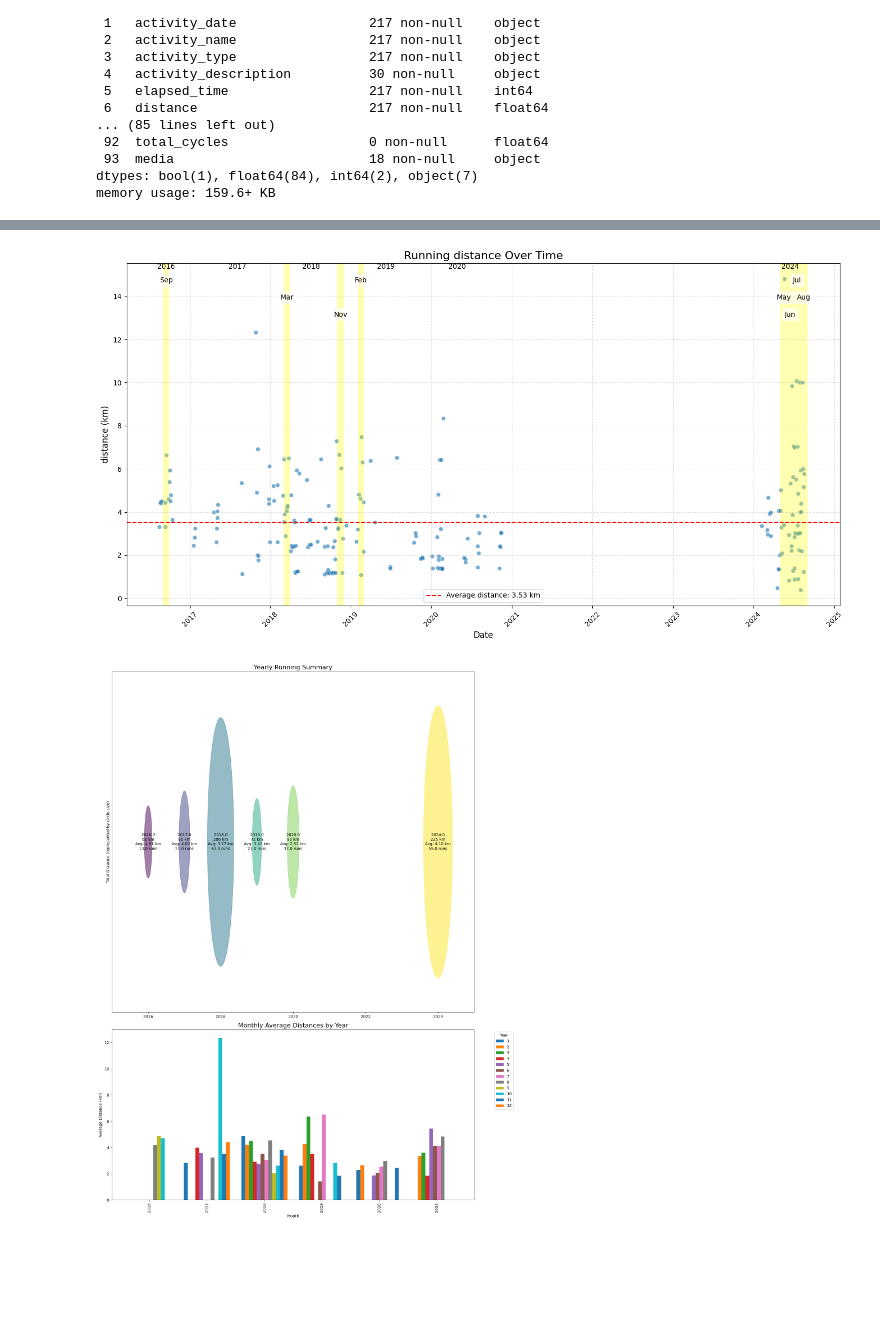
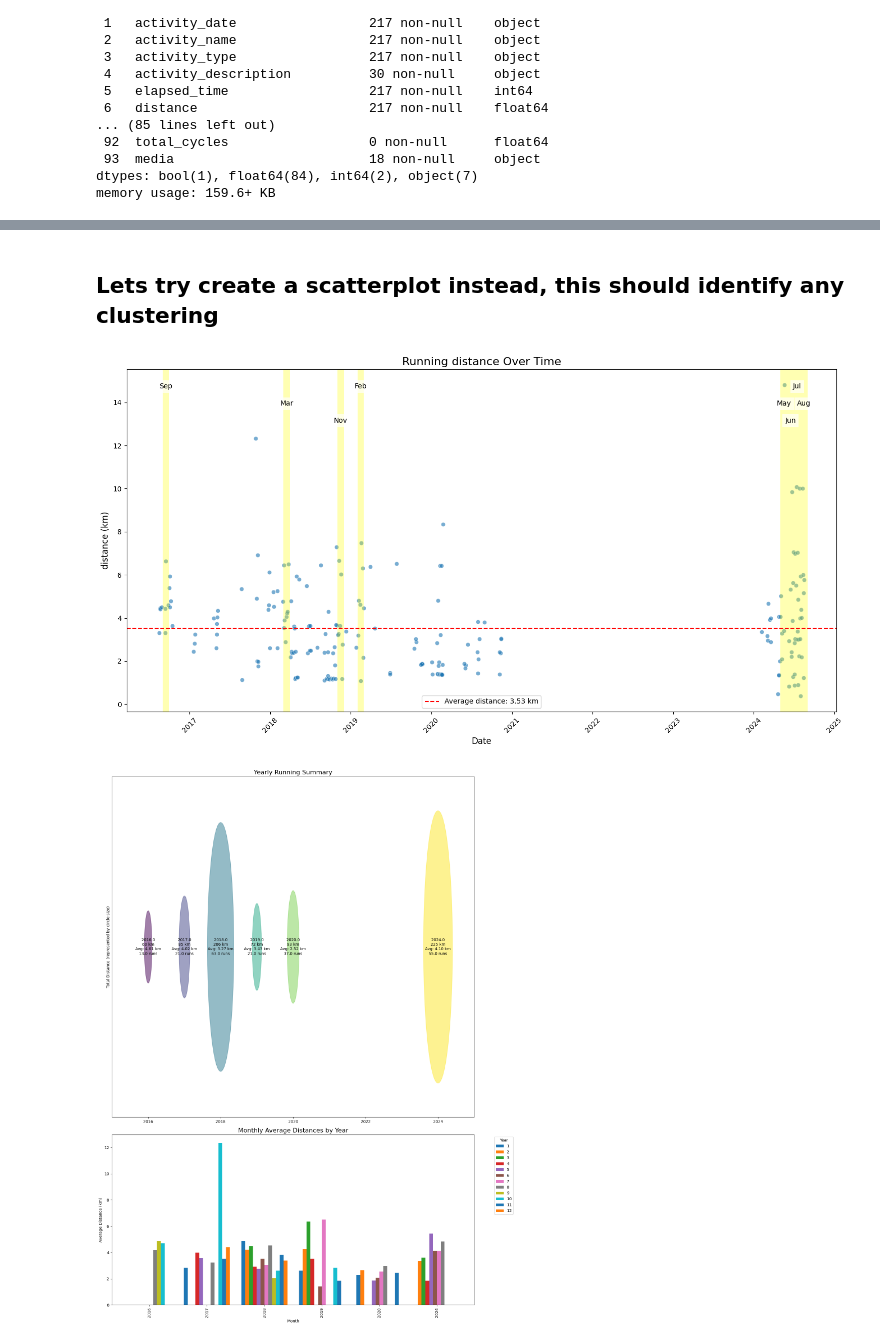
Before and after one commit to azaidrahman/Running-Analysis, a Jupyter notebook: Analysis/activities_analysis.ipynb, the cells around one changed output, grey strips where cells are left out. Drawn from its saved outputs; the diff is of its cells as text; code cells hidden in the pictures; blank space fills up the shorter version.

```diff
--- a/Analysis/activities_analysis.ipynb
+++ b/Analysis/activities_analysis.ipynb
@@ -68,3 +64,0 @@ df = df.dropna(axis=1,how='all')
-# %%
-df = df[df.activity_type == 'Run']
-df.info()
@@ -100,14 +86,6 @@ plt.show()
+# %% [markdown]
+## Lets try create a scatterplot instead, this should identify any clustering
 # %%
-
-# Convert 'activity_date' to datetime
-df['activity_date'] = pd.to_datetime(df['activity_date'])
-
-# Filter out years 2021-2023
-df = df[(df['activity_date'].dt.year < 2021) | (df['activity_date'].dt.year >= 2024)]
-
-# Calculate average running distance
-avg_distance = df['distance'].mean()
-
 # Create the plot
 plt.figure(figsize=(15, 8))
 
@@ -124,39 +102,39 @@ plt.ylabel('distance (km)', fontsize=12)
 plt.legend(fontsize=10)
 
 # Rotate x-axis labels for better readability
 plt.xticks(rotation=45)
 
 # Add text annotations for years
-for year in df['activity_date'].dt.year.unique():
-    plt.text(df[df['activity_date'].dt.year == year]['activity_date'].mean(),
-             plt.ylim()[1], str(year),
-             horizontalalignment='center', verticalalignment='top')
+# for year in df['activity_date'].dt.year.unique():
+#     plt.text(df[df['activity_date'].dt.year == year]['activity_date'].mean(),
+#              plt.ylim()[1], str(year),
+#              horizontalalignment='center', verticalalignment='top')
 
 # Add grid for better readability
-plt.grid(True, linestyle=':', alpha=0.7)
+# plt.grid(True, linestyle=':', alpha=0.7)
 
 # Identify hotspots (periods with high frequency and/or distance)
 df['Month'] = df['activity_date'].dt.to_period('M')
 monthly_stats = df.groupby('Month').agg({'distance': ['count', 'mean']})
 monthly_stats.columns = ['Count', 'Avg_distance']
 hotspots = monthly_stats[(monthly_stats['Count'] > monthly_stats['Count'].mean()) &
                          (monthly_stats['Avg_distance'] > monthly_stats['Avg_distance'].mean())]
 
 # Highlight hotspots and add labels
 for i, (date, stats) in enumerate(hotspots.iterrows()):
     span = plt.axvspan(date.start_time, date.end_time, facecolor='yellow', alpha=0.3)
 
     # Add text label for each hotspot
     label_y = plt.ylim()[1] - (i % 3 + 1) * (plt.ylim()[1] - plt.ylim()[0]) / 20  # Stagger labels vertically
     plt.text(date.start_time + (date.end_time - date.start_time)/2, label_y,
              date.strftime('%b'),
              horizontalalignment='center', verticalalignment='center',
              bbox=dict(facecolor='white', edgecolor='none', alpha=0.7))
 
 plt.tight_layout()
 plt.show()
 # %% [output]
-[figure, old version]
+[figure, new version]
 # %%
 import calendar
 
```
Also changed, not shown: parts of 20 cells of this notebook.
